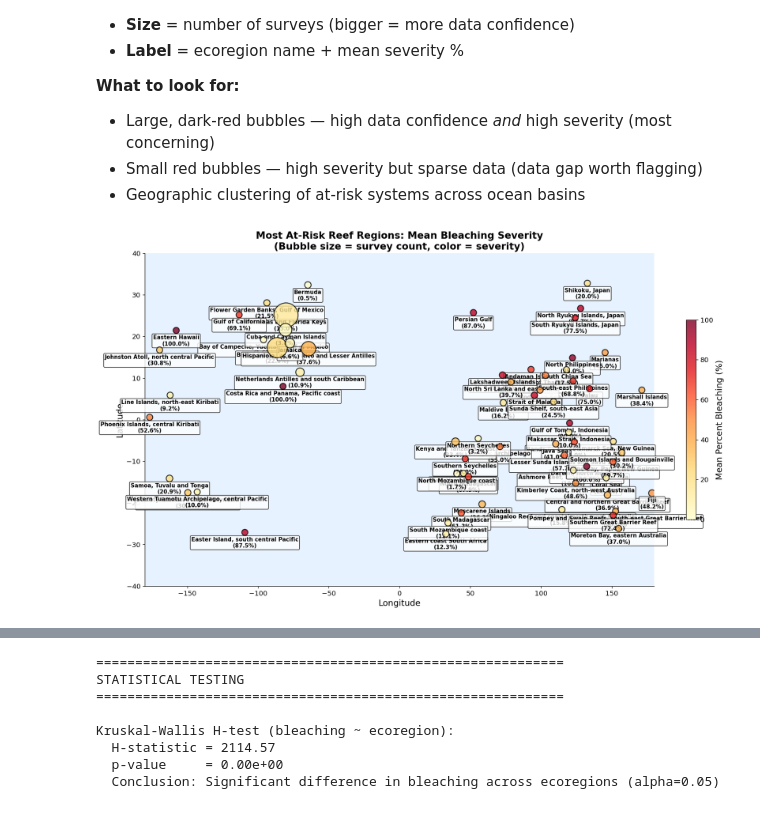
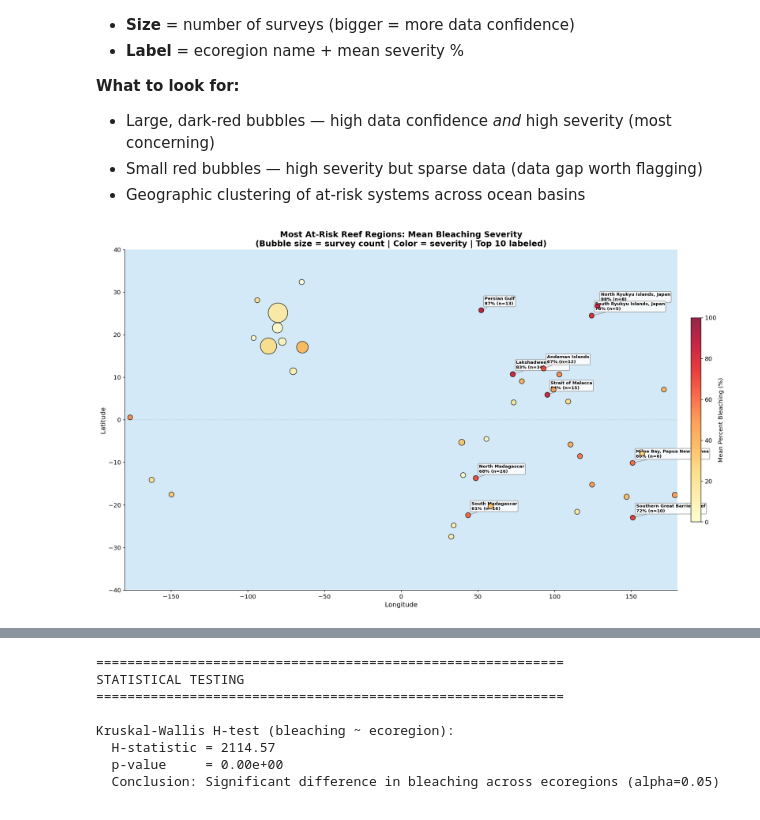
Before and after one commit to apple101012/datathon-2026, a Jupyter notebook: notebooks/jamalPeduru_sustainability_notebook.ipynb, the cells around one changed output, grey strips where cells are left out. Cells and saved outputs as stored; diff of their text form; code cells hidden in the pictures.

```diff
--- a/notebooks/jamalPeduru_sustainability_notebook.ipynb
+++ b/notebooks/jamalPeduru_sustainability_notebook.ipynb
@@ -388,29 +380,28 @@ This is the **crime map** — where bleaching is concentrated globally.
 
 fig, ax = plt.subplots(figsize=(16, 9))
 
-# Sort so severe bleaching plots on top
-plot_df = df.sort_values("Percent_Bleaching")
+plot_df = df.sort_values("Percent_Bleaching")  # severe on top
 
 scatter = ax.scatter(
     plot_df["Longitude"], plot_df["Latitude"],
     c=plot_df["Percent_Bleaching"],
-    cmap="YlOrRd", s=4, alpha=0.5, edgecolors="none",
+    cmap="YlOrRd", s=8, alpha=0.6, edgecolors="none",
     vmin=0, vmax=100
 )
 
-# Simple coastline approximation with axis limits
 ax.set_xlim(-180, 180)
 ax.set_ylim(-40, 40)
-ax.set_facecolor("#e6f2ff")
+ax.set_facecolor("#d4e9f7")
 ax.set_xlabel("Longitude")
 ax.set_ylabel("Latitude")
-ax.set_title("Global Distribution of Coral Bleaching Events (GCBD, 1980â€“2020)\nColored by Percent Bleaching Severity", fontsize=16, fontweight="bold")
-ax.axhline(y=0, color="gray", linestyle="--", alpha=0.3, linewidth=0.5)
+# Use ASCII dash to avoid Windows font encoding issues
+ax.set_title("Global Distribution of Coral Bleaching Events (GCBD, 1983-2016)\nColored by Percent Bleaching Severity",
+             fontsize=16, fontweight="bold")
+ax.axhline(y=0, color="gray", linestyle="--", alpha=0.3, linewidth=0.8)
 
 cbar = plt.colorbar(scatter, ax=ax, shrink=0.7, pad=0.02)
 cbar.set_label("Percent Bleaching (%)", fontsize=12)
 
-# Add region annotations
 annotations = {
     "Caribbean": (-70, 22), "GBR": (148, -18), "Coral Triangle": (125, 2),
     "Red Sea": (38, 22), "Indian Ocean": (60, -5), "Central Pacific": (175, 5)
@@ -423,6 +414,7 @@ plt.tight_layout()
 plt.show()
 
 print(f"Total survey sites plotted: {len(plot_df):,}")
-print(f"Countries represented: {df['Country_Name'].nunique()}")
-print(f"Ecoregions represented: {df['Ecoregion'].nunique()}")
+print(f"Countries represented:      {df['Country_Name'].nunique()}")
+print(f"Ecoregions represented:     {df['Ecoregion'].nunique()}")
+print(f"Date range:                 {df['Year'].min():.0f} - {df['Year'].max():.0f}")
 # %% [output]
@@ -735,53 +751,68 @@ Each bubble encodes four dimensions simultaneously:
 # %%
 # ============================================================
 # VIS 7: Bubble Map of At-Risk Reef Regions
+# Filtered to regions with >= 5 surveys; only top 10 labeled.
 # ============================================================
 
 region_agg = df.groupby("Ecoregion").agg(
     mean_lat=("Latitude", "mean"),
     mean_lon=("Longitude", "mean"),
     mean_bleaching=("Percent_Bleaching", "mean"),
     n_surveys=("Percent_Bleaching", "count"),
     mean_dhw=("SSTA_DHW", "mean"),
     pct_severe=("Percent_Bleaching", lambda x: (x > 30).mean() * 100)
 ).reset_index()
 
-fig, ax = plt.subplots(figsize=(16, 9))
-ax.set_facecolor("#e6f2ff")
+# Filter to regions with reliable sample size
+region_agg = region_agg[region_agg["n_surveys"] >= 5].copy()
+
+fig, ax = plt.subplots(figsize=(18, 10))
+ax.set_facecolor("#d4e9f7")
 
 scatter = ax.scatter(
     region_agg["mean_lon"], region_agg["mean_lat"],
-    s=region_agg["n_surveys"] / region_agg["n_surveys"].max() * 1500 + 100,
+    s=region_agg["n_surveys"] / region_agg["n_surveys"].max() * 1200 + 80,
     c=region_agg["mean_bleaching"],
-    cmap="YlOrRd", edgecolors="black", linewidth=1.5,
-    alpha=0.8, vmin=0, zorder=5
+    cmap="YlOrRd", edgecolors="black", linewidth=1.0,
+    alpha=0.85, vmin=0, vmax=100, zorder=5
 )
 
-for _, row in region_agg.iterrows():
+# Only label top 10 most severe regions (avoids overlapping text)
+top10 = region_agg.nlargest(10, "mean_bleaching")
+for _, row in top10.iterrows():
+    # Shorten very long names
+    name = row["Ecoregion"]
+    if len(name) > 28:
+        name = name[:26] + ".."
     ax.annotate(
-        f'{row["Ecoregion"]}\n({row["mean_bleaching"]:.1f}%)',
+        f'{name}\n{row["mean_bleaching"]:.0f}% (n={int(row["n_surveys"])})',
         (row["mean_lon"], row["mean_lat"]),
-        textcoords="offset points", xytext=(0, -25),
-        ha="center", fontsize=9, fontweight="bold",
-        bbox=dict(boxstyle="round,pad=0.2", fc="white", alpha=0.8)
+        textcoords="offset points", xytext=(6, 10),
+        ha="left", fontsize=8, fontweight="bold",
+        bbox=dict(boxstyle="round,pad=0.2", fc="white", alpha=0.85, ec="gray"),
+        arrowprops=dict(arrowstyle="-", color="gray", lw=0.8)
     )
 
 ax.set_xlim(-180, 180)
 ax.set_ylim(-40, 40)
-ax.set_xlabel("Longitude")
-ax.set_ylabel("Latitude")
-ax.set_title("Most At-Risk Reef Regions: Mean Bleaching Severity\n(Bubble size = survey count, color = severity)",
-             fontsize=16, fontweight="bold")
+ax.set_xlabel("Longitude", fontsize=12)
+ax.set_ylabel("Latitude", fontsize=12)
+ax.set_title("Most At-Risk Reef Regions: Mean Bleaching Severity\n"
+             "(Bubble size = survey count | Color = severity | Top 10 labeled)",
+             fontsize=15, fontweight="bold")
+ax.axhline(y=0, color="gray", linestyle="--", alpha=0.3, linewidth=0.8)
 
-cbar = plt.colorbar(scatter, ax=ax, shrink=0.6)
-cbar.set_label("Mean Percent Bleaching (%)")
+cbar = plt.colorbar(scatter, ax=ax, shrink=0.6, pad=0.02)
+cbar.set_label("Mean Percent Bleaching (%)", fontsize=11)
 
 plt.tight_layout()
 plt.show()
 
-print("\nRegion Risk Ranking (by mean bleaching):")
-for i, row in region_agg.nlargest(len(region_agg), "mean_bleaching").iterrows():
-    print(f"  {row['Ecoregion']:25s}  Mean: {row['mean_bleaching']:5.1f}%  "
-          f"Severe: {row['pct_severe']:5.1f}%  DHW: {row['mean_dhw']:.1f}  n={int(row['n_surveys'])}")
+print("Top 10 At-Risk Regions (>= 5 surveys):")
+print(f"{'Region':<40} {'Mean%':>7} {'Severe%':>8} {'DHW':>6} {'n':>5}")
+print("-" * 70)
+for _, row in region_agg.nlargest(10, "mean_bleaching").iterrows():
+    print(f"  {row['Ecoregion']:<38} {row['mean_bleaching']:>6.1f}% {row['pct_severe']:>7.1f}% "
+          f"{row['mean_dhw']:>5.1f} {int(row['n_surveys']):>5}")
 # %% [output]
-[figure, old version]
+[figure, new version]
```
Also changed, not shown: parts of 19 cells of this notebook.
